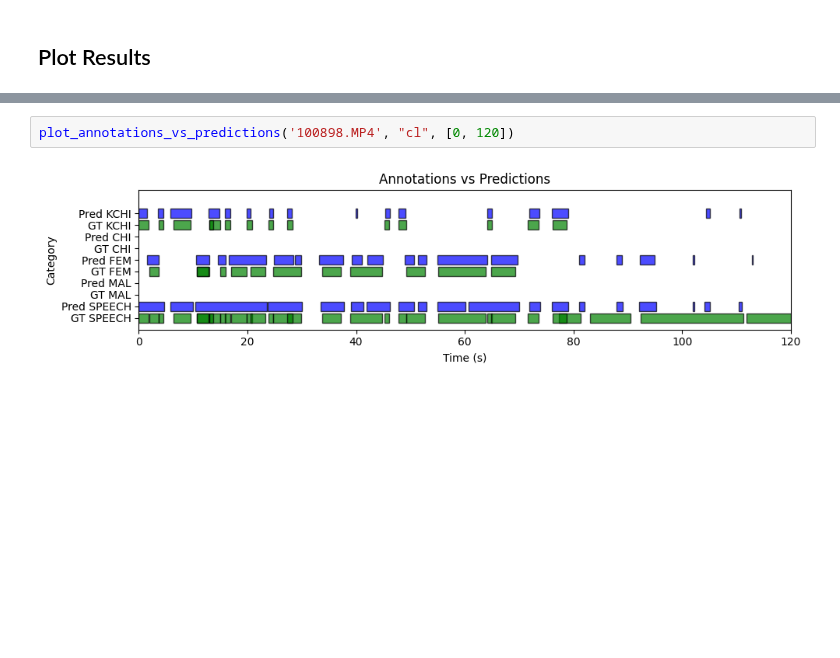
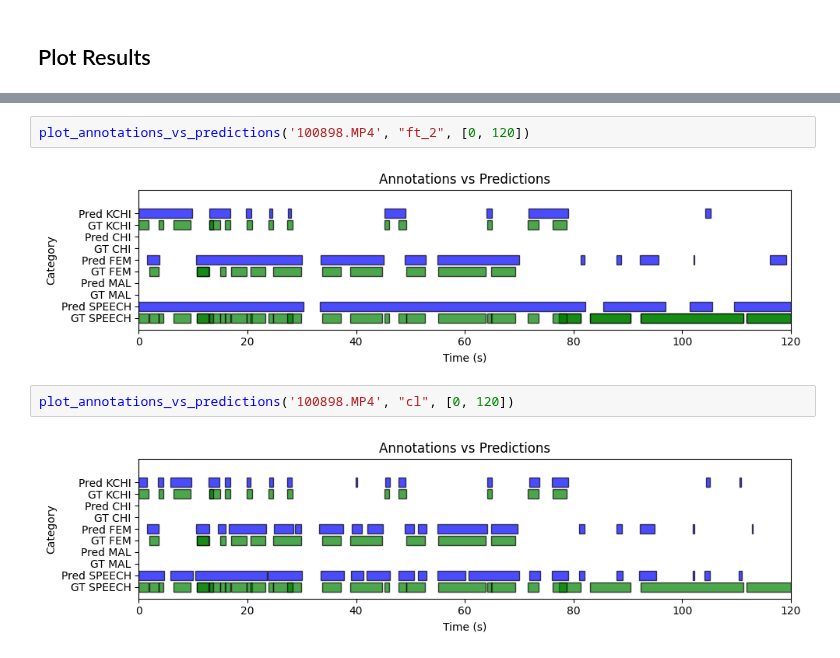
Before and after one commit to neleSuffo/naturalistic-social-analysis, a Jupyter notebook: notebooks/vtc_evaluation.ipynb, the cells around one changed output, grey strips where cells are left out. Cells and saved outputs as stored; diff of their text form; blank space fills up the shorter version.

```diff
--- a/notebooks/vtc_evaluation.ipynb
+++ b/notebooks/vtc_evaluation.ipynb
@@ -410,3 +470,7 @@ plot_annotations_vs_predictions('100898.MP4', "ft", [0, 120])
+# %%
+plot_annotations_vs_predictions('100898.MP4', "ft_2", [0, 120])
+# %% [output]
+[figure, added]
 # %%
 plot_annotations_vs_predictions('100898.MP4', "cl", [0, 120])
 # %% [output]
```
Also changed, not shown: parts of 15 cells of this notebook.
